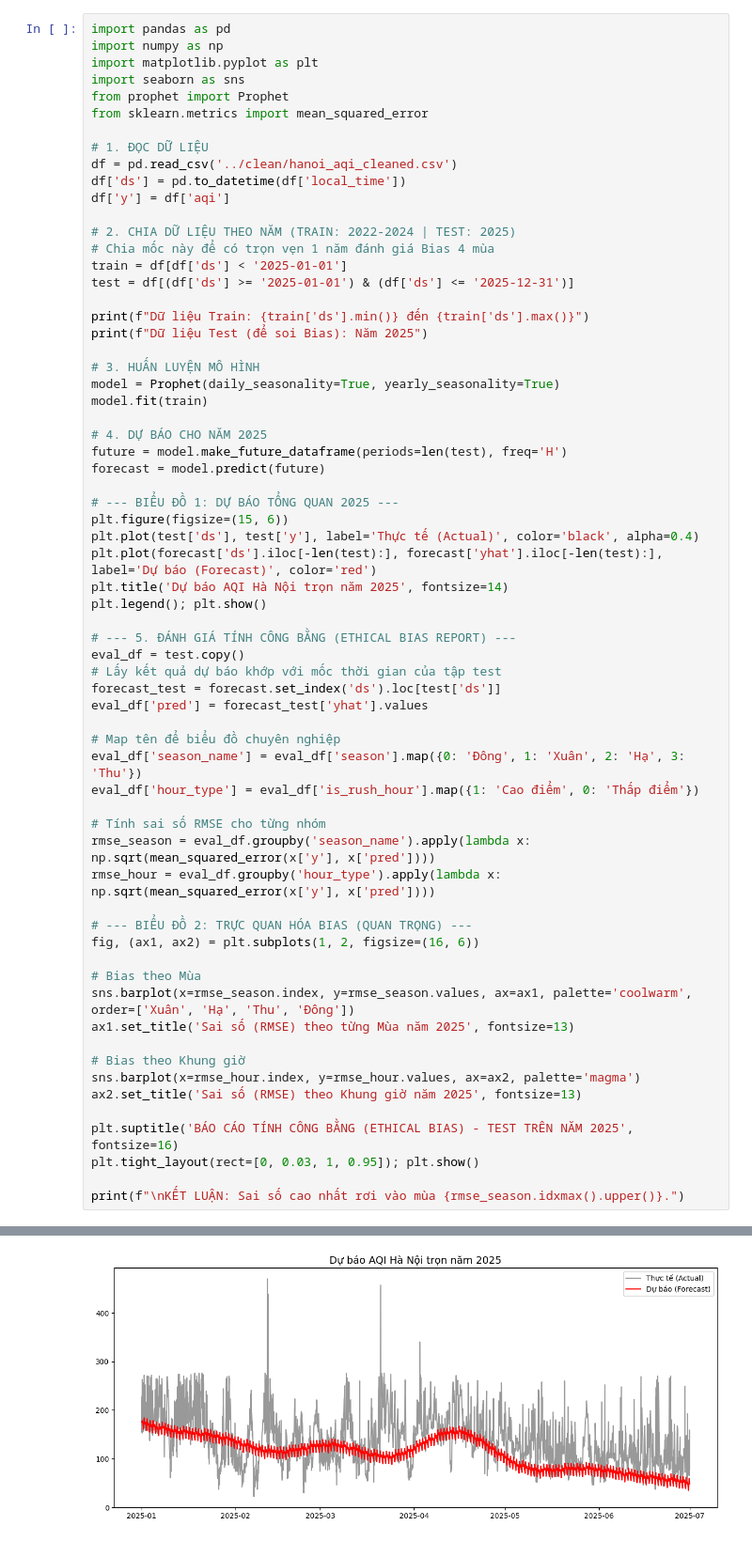
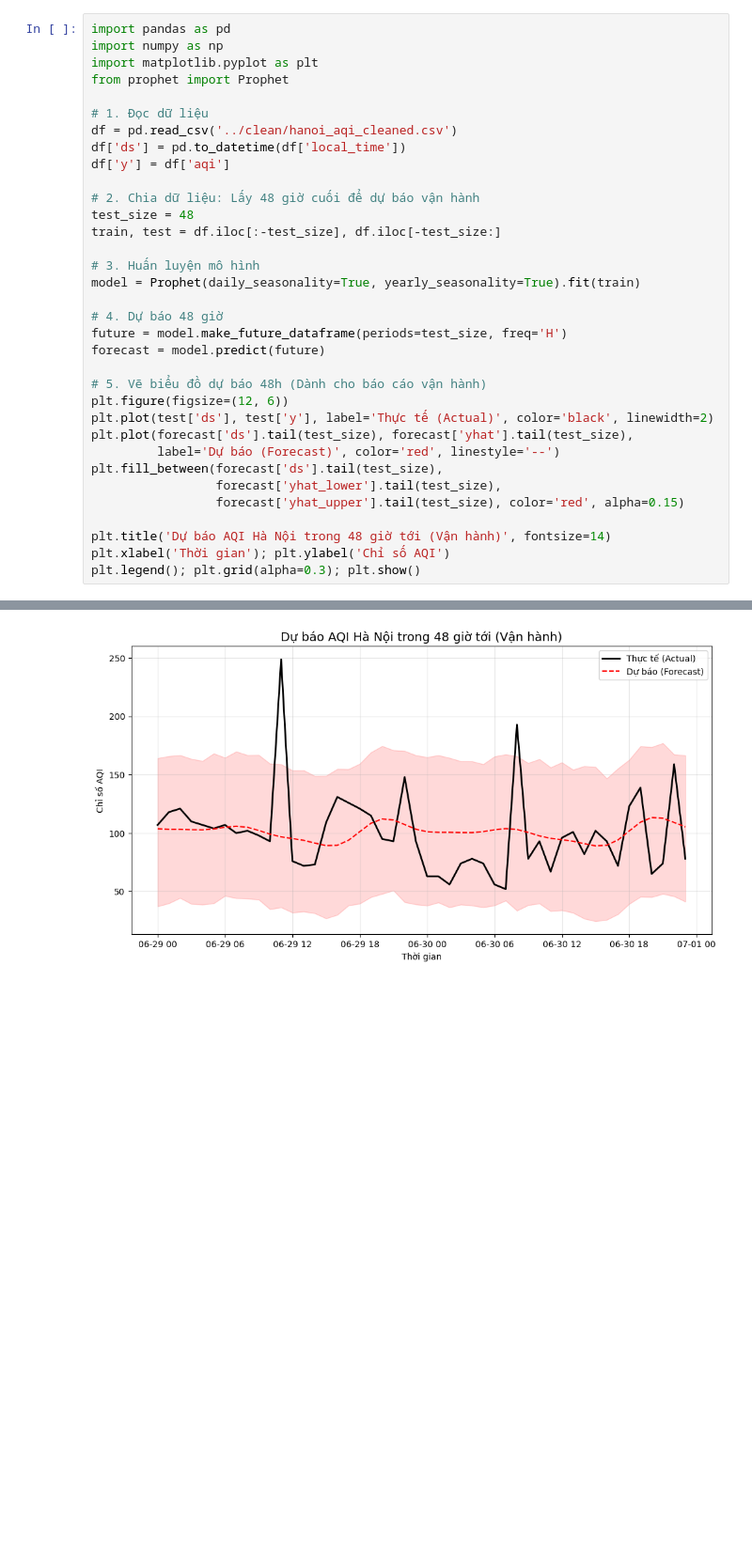
Before and after one commit to anh922006/air-quality-index-in-hanoi-, a Jupyter notebook: library_framework/Time_Series_Forecast.ipynb, the cells around one changed output, grey strips where cells are left out. Shown at 94% size. Saved outputs shown, nothing was run; the diff lists cells and outputs as text; blank space fills up the shorter version.

```diff
--- a/library_framework/Time_Series_Forecast.ipynb
+++ b/library_framework/Time_Series_Forecast.ipynb
@@ -2,65 +2,34 @@
 import pandas as pd
 import numpy as np
 import matplotlib.pyplot as plt
-import seaborn as sns
 from prophet import Prophet
-from sklearn.metrics import mean_squared_error
 
-# 1. ĐỌC DỮ LIỆU
+# 1. Đọc dữ liệu
 df = pd.read_csv('../clean/hanoi_aqi_cleaned.csv')
 df['ds'] = pd.to_datetime(df['local_time'])
 df['y'] = df['aqi']
 
-# 2. CHIA DỮ LIỆU THEO NĂM (TRAIN: 2022-2024 | TEST: 2025)
-# Chia mốc này để có trọn vẹn 1 năm đánh giá Bias 4 mùa
-train = df[df['ds'] < '2025-01-01']
-test = df[(df['ds'] >= '2025-01-01') & (df['ds'] <= '2025-12-31')]
+# 2. Chia dữ liệu: Lấy 48 giờ cuối để dự báo vận hành
+test_size = 48
+train, test = df.iloc[:-test_size], df.iloc[-test_size:]
 
-print(f"Dữ liệu Train: {train['ds'].min()} đến {train['ds'].max()}")
-print(f"Dữ liệu Test (để soi Bias): Năm 2025")
+# 3. Huấn luyện mô hình
+model = Prophet(daily_seasonality=True, yearly_seasonality=True).fit(train)
 
-# 3. HUẤN LUYỆN MÔ HÌNH
-model = Prophet(daily_seasonality=True, yearly_seasonality=True)
-model.fit(train)
-
-# 4. DỰ BÁO CHO NĂM 2025
-future = model.make_future_dataframe(periods=len(test), freq='H')
+# 4. Dự báo 48 giờ
+future = model.make_future_dataframe(periods=test_size, freq='H')
 forecast = model.predict(future)
 
-# --- BIỂU ĐỒ 1: DỰ BÁO TỔNG QUAN 2025 ---
-plt.figure(figsize=(15, 6))
-plt.plot(test['ds'], test['y'], label='Thực tế (Actual)', color='black', alpha=0.4)
-plt.plot(forecast['ds'].iloc[-len(test):], forecast['yhat'].iloc[-len(test):], label='Dự báo (Forecast)', color='red')
-plt.title('Dự báo AQI Hà Nội trọn năm 2025', fontsize=14)
-plt.legend(); plt.show()
+# 5. Vẽ biểu đồ dự báo 48h (Dành cho báo cáo vận hành)
+plt.figure(figsize=(12, 6))
+plt.plot(test['ds'], test['y'], label='Thực tế (Actual)', color='black', linewidth=2)
+plt.plot(forecast['ds'].tail(test_size), forecast['yhat'].tail(test_size),
+         label='Dự báo (Forecast)', color='red', linestyle='--')
+plt.fill_between(forecast['ds'].tail(test_size),
+                 forecast['yhat_lower'].tail(test_size),
+                 forecast['yhat_upper'].tail(test_size), color='red', alpha=0.15)
 
-# --- 5. ĐÁNH GIÁ TÍNH CÔNG BẰNG (ETHICAL BIAS REPORT) ---
-eval_df = test.copy()
-# Lấy kết quả dự báo khớp với mốc thời gian của tập test
-forecast_test = forecast.set_index('ds').loc[test['ds']]
-eval_df['pred'] = forecast_test['yhat'].values
-
-# Map tên để biểu đồ chuyên nghiệp
-eval_df['season_name'] = eval_df['season'].map({0: 'Đông', 1: 'Xuân', 2: 'Hạ', 3: 'Thu'})
-eval_df['hour_type'] = eval_df['is_rush_hour'].map({1: 'Cao điểm', 0: 'Thấp điểm'})
-
-# Tính sai số RMSE cho từng nhóm
-rmse_season = eval_df.groupby('season_name').apply(lambda x: np.sqrt(mean_squared_error(x['y'], x['pred'])))
-rmse_hour = eval_df.groupby('hour_type').apply(lambda x: np.sqrt(mean_squared_error(x['y'], x['pred'])))
-
-# --- BIỂU ĐỒ 2: TRỰC QUAN HÓA BIAS (QUAN TRỌNG) ---
-fig, (ax1, ax2) = plt.subplots(1, 2, figsize=(16, 6))
-
-# Bias theo Mùa
-sns.barplot(x=rmse_season.index, y=rmse_season.values, ax=ax1, palette='coolwarm', order=['Xuân', 'Hạ', 'Thu', 'Đông'])
-ax1.set_title('Sai số (RMSE) theo từng Mùa năm 2025', fontsize=13)
-
-# Bias theo Khung giờ
-sns.barplot(x=rmse_hour.index, y=rmse_hour.values, ax=ax2, palette='magma')
-ax2.set_title('Sai số (RMSE) theo Khung giờ năm 2025', fontsize=13)
-
-plt.suptitle('BÁO CÁO TÍNH CÔNG BẰNG (ETHICAL BIAS) - TEST TRÊN NĂM 2025', fontsize=16)
-plt.tight_layout(rect=[0, 0.03, 1, 0.95]); plt.show()
-
-print(f"\nKẾT LUẬN: Sai số cao nhất rơi vào mùa {rmse_season.idxmax().upper()}.")
+plt.title('Dự báo AQI Hà Nội trong 48 giờ tới (Vận hành)', fontsize=14)
+plt.xlabel('Thời gian'); plt.ylabel('Chỉ số AQI')
+plt.legend(); plt.grid(alpha=0.3); plt.show()
 # %% [output]
@@ -71 +38 @@ Dữ liệu Test (để soi Bias): Năm 2025
-[figure, old version]
+[figure, new version]
```
Also changed, not shown: parts of 1 cell of this notebook, 1 other file.
